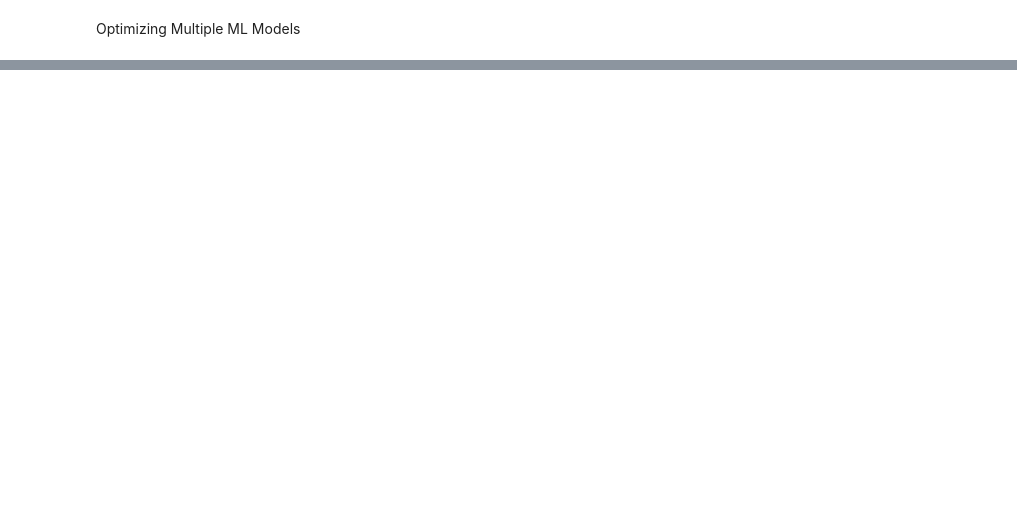
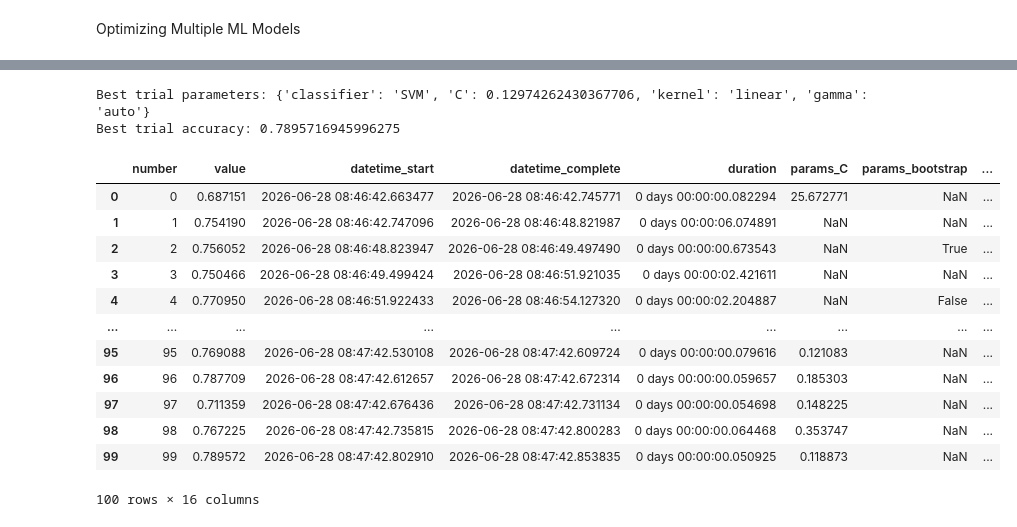
Before and after one commit to ajaykumar080286/MachineLearning, a Jupyter notebook: 68_Optuna_Code.ipynb, the cells around one changed output, grey strips where cells are left out. Cells and saved outputs as stored; diff of their text form; code cells hidden in the pictures; blank space fills up the shorter version.

```diff
--- a/68_Optuna_Code.ipynb
+++ b/68_Optuna_Code.ipynb
@@ -322,0 +378,4 @@ Optimizing Multiple ML Models
+# %%
+# Create a study and optimize it using CmaEsSampler
+study = optuna.create_study(direction='maximize')
+study.optimize(objective, n_trials=100)
@@ -322,0 +400,24 @@ Optimizing Multiple ML Models
+# %%
+# Retrieve the best trial
+best_trial = study.best_trial
+print("Best trial parameters:", best_trial.params)
+print("Best trial accuracy:", best_trial.value)
+# %% [output]
+Best trial parameters: {'classifier': 'SVM', 'C': 0.12974262430367706, 'kernel': 'linear', 'gamma': 'auto'}
+Best trial accuracy: 0.7895716945996275
+# %%
+study.trials_dataframe()
+# %% [output]
+|  | number | value | datetime_start | datetime_complete | duration | params_C | params_bootstrap | ... |
+| 0 | 0 | 0.687151 | 2026-06-28 08:46:42.663477 | 2026-06-28 08:46:42.745771 | 0 days 00:00:00.082294 | 25.672771 | NaN | ... |
+| 1 | 1 | 0.754190 | 2026-06-28 08:46:42.747096 | 2026-06-28 08:46:48.821987 | 0 days 00:00:06.074891 | NaN | NaN | ... |
+| 2 | 2 | 0.756052 | 2026-06-28 08:46:48.823947 | 2026-06-28 08:46:49.497490 | 0 days 00:00:00.673543 | NaN | True | ... |
+| 3 | 3 | 0.750466 | 2026-06-28 08:46:49.499424 | 2026-06-28 08:46:51.921035 | 0 days 00:00:02.421611 | NaN | NaN | ... |
+| 4 | 4 | 0.770950 | 2026-06-28 08:46:51.922433 | 2026-06-28 08:46:54.127320 | 0 days 00:00:02.204887 | NaN | False | ... |
+| ... | ... | ... | ... | ... | ... | ... | ... | ... |
+| 95 | 95 | 0.769088 | 2026-06-28 08:47:42.530108 | 2026-06-28 08:47:42.609724 | 0 days 00:00:00.079616 | 0.121083 | NaN | ... |
+| 96 | 96 | 0.787709 | 2026-06-28 08:47:42.612657 | 2026-06-28 08:47:42.672314 | 0 days 00:00:00.059657 | 0.185303 | NaN | ... |
+| 97 | 97 | 0.711359 | 2026-06-28 08:47:42.676436 | 2026-06-28 08:47:42.731134 | 0 days 00:00:00.054698 | 0.148225 | NaN | ... |
+| 98 | 98 | 0.767225 | 2026-06-28 08:47:42.735815 | 2026-06-28 08:47:42.800283 | 0 days 00:00:00.064468 | 0.353747 | NaN | ... |
+| 99 | 99 | 0.789572 | 2026-06-28 08:47:42.802910 | 2026-06-28 08:47:42.853835 | 0 days 00:00:00.050925 | 0.118873 | NaN | ... |
+100 rows × 16 columns
```
Also changed, not shown: parts of 11 cells of this notebook.
